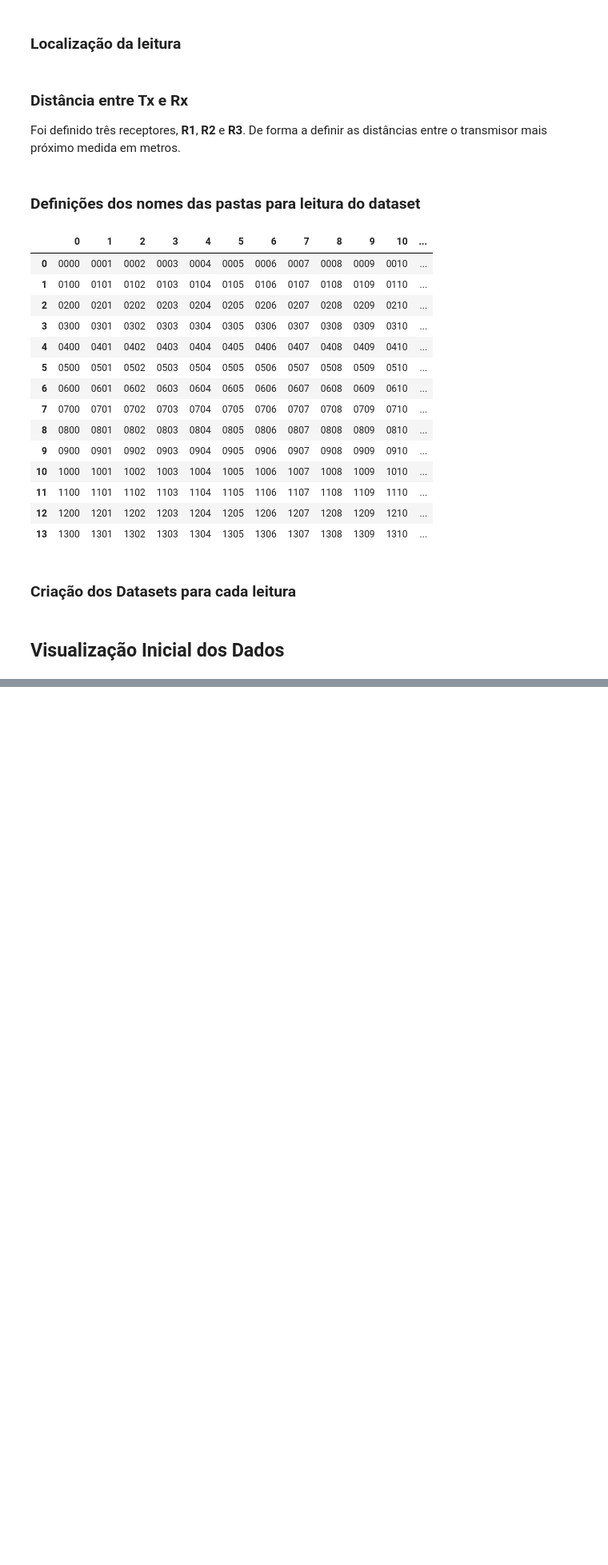
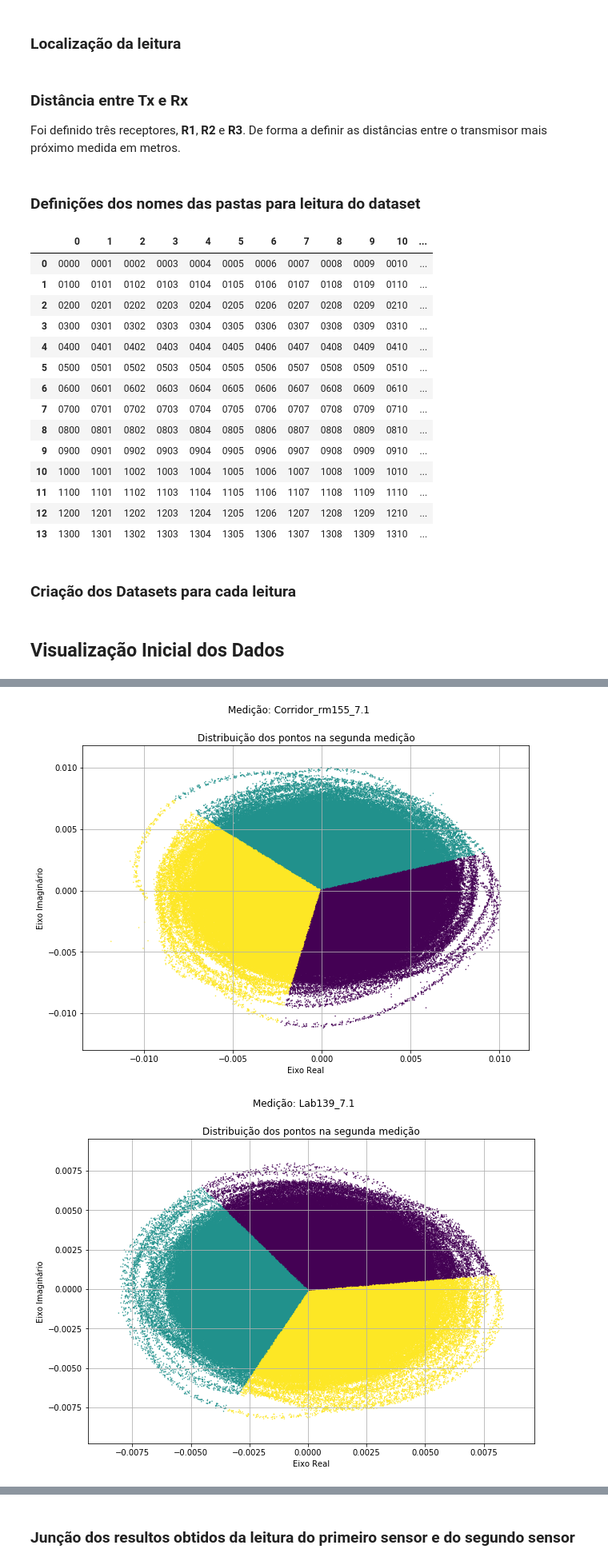
Before and after one commit to JoaoMateus1010/MachineLearning, a Jupyter notebook: works/Final_Project.ipynb, the cells around one changed output, grey strips where cells are left out. Shown at 80% size. Cells and saved outputs as stored; diff of their text form; code cells hidden in the pictures; blank space fills up the shorter version.

```diff
--- a/works/Final_Project.ipynb
+++ b/works/Final_Project.ipynb
@@ -164,0 +234,15 @@ for key in Datasets:
+# %%
+for (key,value) in Datasets.items():
+    #if(Datasets[key]["label_read_1"] == Datasets[key]["label_read_2"]):
+    plt.figure(figsize=(10,7))
+    plt.xlabel("Eixo Real")
+    plt.ylabel("Eixo Imaginário")
+    plt.title("Distribuição dos pontos na segunda medição")
+    plt.suptitle("Medição: "+str(key))
+    array_x = Datasets[key]["re:Trc2_S21"]
+    array_y = Datasets[key]["im:Trc2_S21"]
+    plt.grid(axis="both")
+    plt.scatter(x=array_x,y=array_y,marker=".",s=1,c=Datasets[key]["label_read_2"].values)
+# %% [output]
+[figure, added]
+[figure, added]
@@ -164,0 +251,2 @@ for key in Datasets:
+# %% [markdown]
+### Junção dos resultos obtidos da leitura do primeiro sensor e do segundo sensor
```
Also changed, not shown: parts of 22 cells of this notebook.
